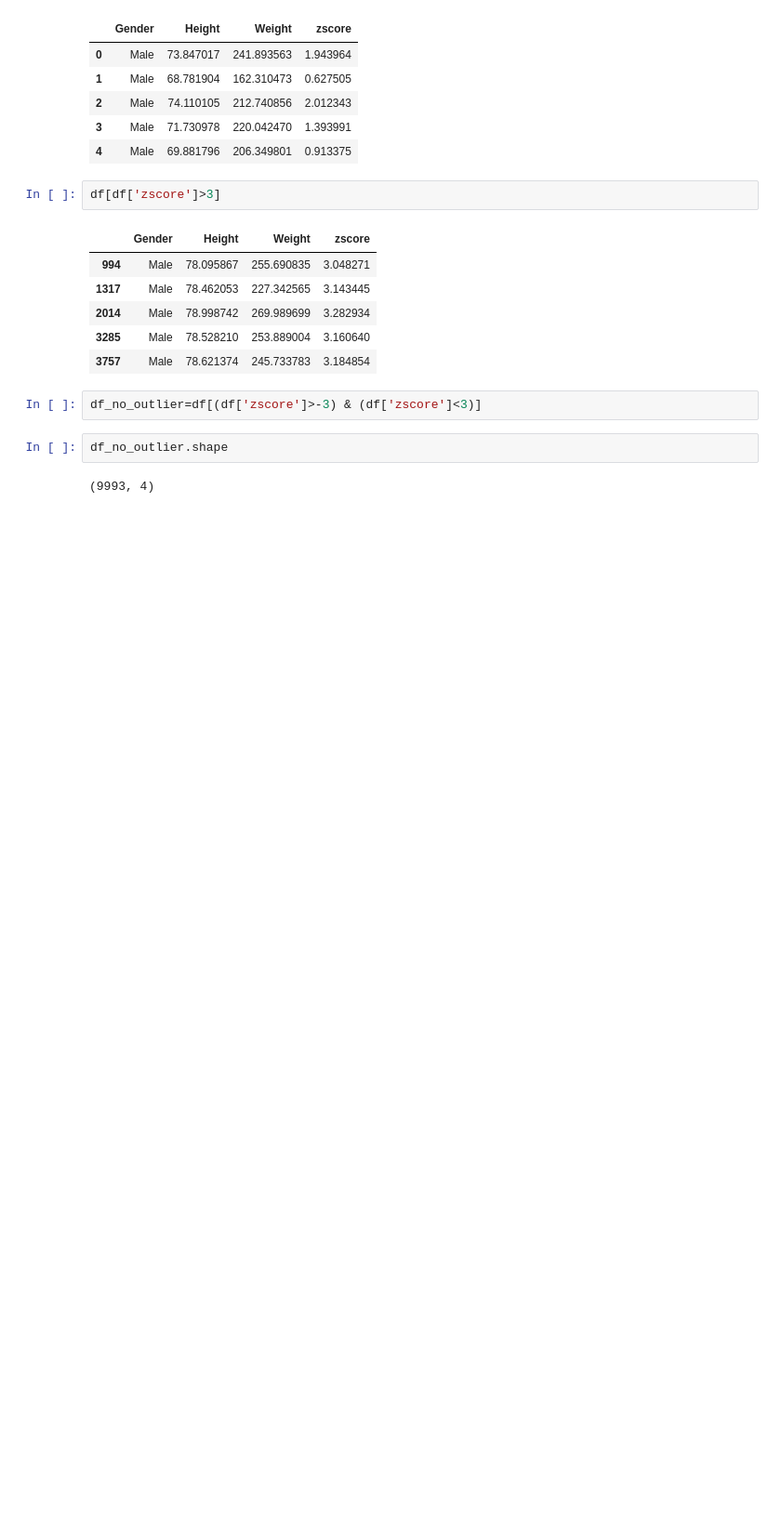
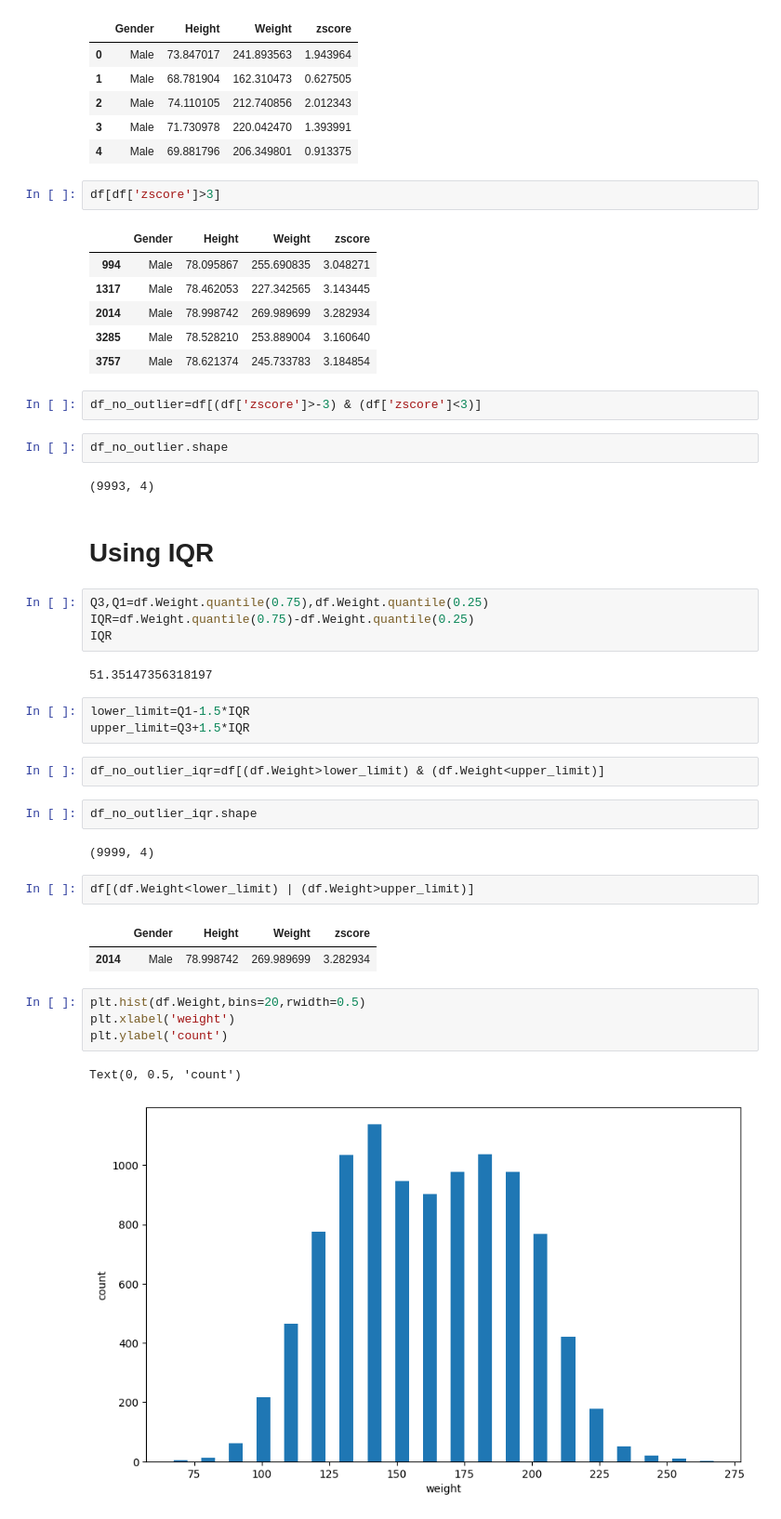
Before and after one commit to nafisa003/data_science-statistics, a Jupyter notebook: outlier-detection-using-z-score-and-std-dev.ipynb, the cells around one changed output. Shown: that part at 93% size. Saved outputs shown, nothing was run; the diff lists cells and outputs as text; blank space fills up the shorter version.

Commit message:
Kaggle Notebook | Outlier detection using Z-score and std dev. | Version 2| added IQR

```diff
--- a/outlier-detection-using-z-score-and-std-dev.ipynb
+++ b/outlier-detection-using-z-score-and-std-dev.ipynb
@@ -108,3 +108,32 @@ df_no_outlier=df[(df['zscore']>-3) & (df['zscore']<3)]
 df_no_outlier.shape
 # %% [output]
 (9993, 4)
+# %% [markdown]
+# Using IQR
+# %%
+Q3,Q1=df.Weight.quantile(0.75),df.Weight.quantile(0.25)
+IQR=df.Weight.quantile(0.75)-df.Weight.quantile(0.25)
+IQR
+# %% [output]
+51.35147356318197
+# %%
+lower_limit=Q1-1.5*IQR
+upper_limit=Q3+1.5*IQR
+# %%
+df_no_outlier_iqr=df[(df.Weight>lower_limit) & (df.Weight<upper_limit)]
+# %%
+df_no_outlier_iqr.shape
+# %% [output]
+(9999, 4)
+# %%
+df[(df.Weight<lower_limit) | (df.Weight>upper_limit)]
+# %% [output]
+|  | Gender | Height | Weight | zscore |
+| 2014 | Male | 78.998742 | 269.989699 | 3.282934 |
+# %%
+plt.hist(df.Weight,bins=20,rwidth=0.5)
+plt.xlabel('weight')
+plt.ylabel('count')
+# %% [output]
+Text(0, 0.5, 'count')
+[figure, added]
```
Also changed, not shown: parts of 2 cells of this notebook.
